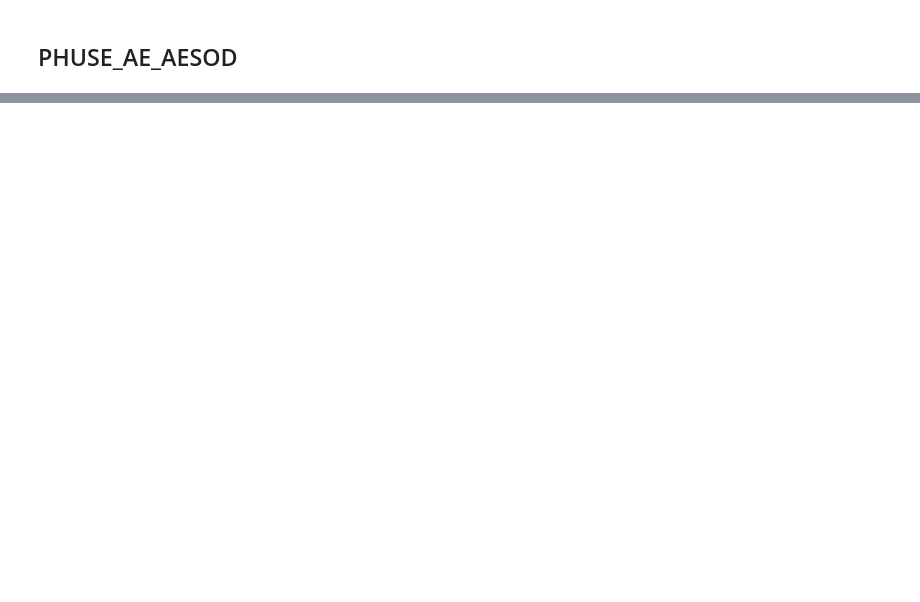
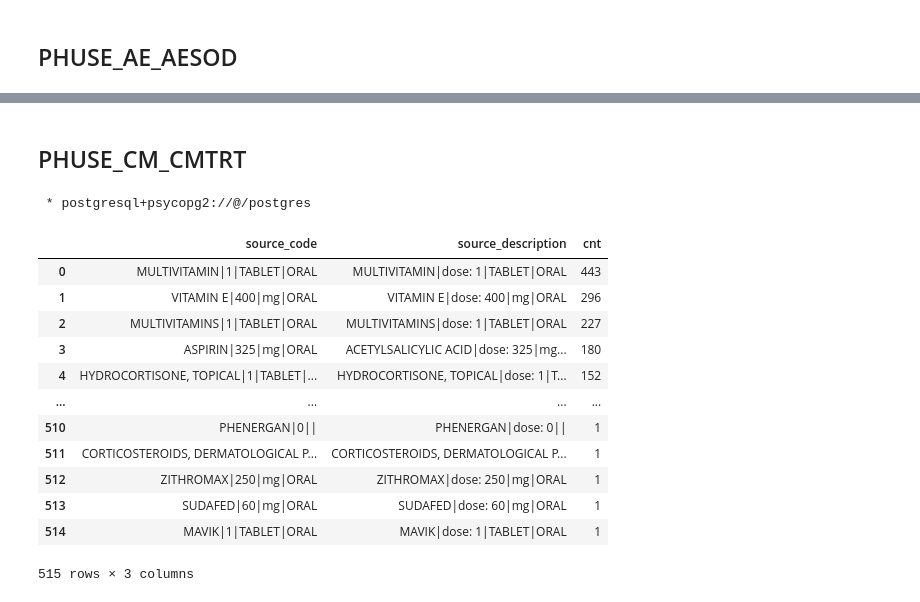
Before and after one commit to OHDSI/ClinicalTrialsWGETL, a Jupyter notebook: notebooks/phuse_custom_mapping.ipynb, the cells around one changed output, grey strips where cells are left out. Cells and saved outputs as stored; diff of their text form; code cells hidden in the pictures; blank space fills up the shorter version.

```diff
--- a/notebooks/phuse_custom_mapping.ipynb
+++ b/notebooks/phuse_custom_mapping.ipynb
@@ -1999,3 +2057,57 @@ phuse_ae_aesod = %sql  SELECT 'Occurred with Overdose' \
 
 phuse_ae_aesod.to_csv('phuse_ae_aesod.csv', index=False)
 files.download('phuse_ae_aesod.csv')
+# %% [markdown]
+## PHUSE_CM_CMTRT
+# %%
+%%sql
+
+SELECT cmtrt
+       || '|'
+       || cmdose
+       || '|'
+       || Coalesce(cmdosu, '')
+       || '|'
+       || Coalesce(cmroute, '') AS source_code,
+       Coalesce(NULLIF(cmdecod, 'UNCODED'), cmtrt)
+       || '|'
+       || 'dose: '
+       || cmdose
+       || '|'
+       || Coalesce(cmdosu, '')
+       || '|'
+       || Coalesce(cmroute, '') AS source_description,
+       Count(*)                 AS cnt
+FROM   src.cm
+WHERE  cmtrt IS NOT NULL
+GROUP  BY cmtrt
+          || '|'
+          || cmdose
+          || '|'
+          || Coalesce(cmdosu, '')
+          || '|'
+          || Coalesce(cmroute, ''),
+          Coalesce(NULLIF(cmdecod, 'UNCODED'), cmtrt)
+          || '|'
+          || 'dose: '
+          || cmdose
+          || '|'
+          || Coalesce(cmdosu, '')
+          || '|'
+          || Coalesce(cmroute, '')
+ORDER  BY cnt DESC;
+# %% [output]
+ * postgresql+psycopg2://@/postgres
+|  | source_code | source_description | cnt |
+| 0 | MULTIVITAMIN|1|TABLET|ORAL | MULTIVITAMIN|dose: 1|TABLET|ORAL | 443 |
+| 1 | VITAMIN E|400|mg|ORAL | VITAMIN E|dose: 400|mg|ORAL | 296 |
+| 2 | MULTIVITAMINS|1|TABLET|ORAL | MULTIVITAMINS|dose: 1|TABLET|ORAL | 227 |
+| 3 | ASPIRIN|325|mg|ORAL | ACETYLSALICYLIC ACID|dose: 325|mg... | 180 |
+| 4 | HYDROCORTISONE, TOPICAL|1|TABLET|... | HYDROCORTISONE, TOPICAL|dose: 1|T... | 152 |
+| ... | ... | ... | ... |
+| 510 | PHENERGAN|0|| | PHENERGAN|dose: 0|| | 1 |
+| 511 | CORTICOSTEROIDS, DERMATOLOGICAL P... | CORTICOSTEROIDS, DERMATOLOGICAL P... | 1 |
+| 512 | ZITHROMAX|250|mg|ORAL | ZITHROMAX|dose: 250|mg|ORAL | 1 |
+| 513 | SUDAFED|60|mg|ORAL | SUDAFED|dose: 60|mg|ORAL | 1 |
+| 514 | MAVIK|1|TABLET|ORAL | MAVIK|dose: 1|TABLET|ORAL | 1 |
+515 rows × 3 columns
```
Also changed, not shown: parts of 18 cells of this notebook.
